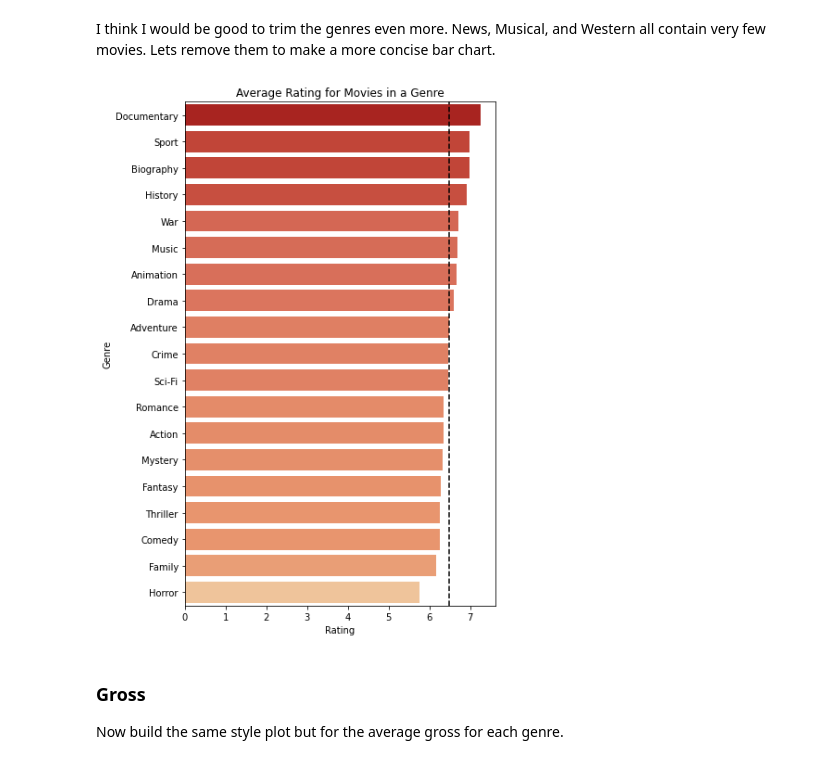
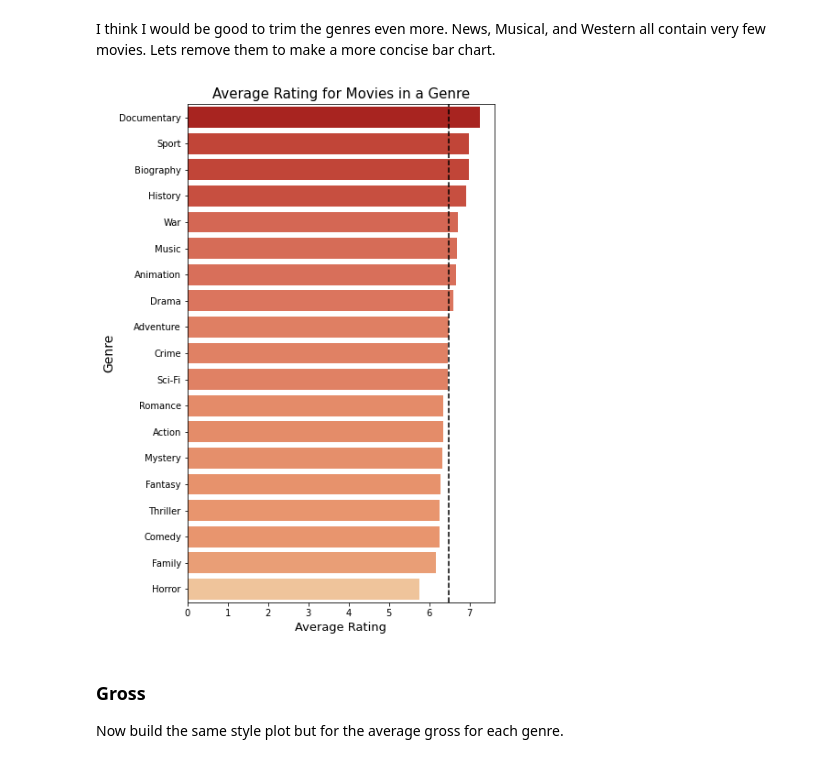
Before and after one commit to jonnyhof/phase1_project, a Jupyter notebook: movie_analysis.ipynb, the cells around one changed output. Cells and saved outputs as stored; diff of their text form; code cells hidden in the pictures.

```diff
--- a/movie_analysis.ipynb
+++ b/movie_analysis.ipynb
@@ -358 +372,3 @@ df = bom_matches.merge(basics_ratings, left_on='matched_title', right_on='primar
+# %%
+df['domestic_gross'] = df.dropna(subset=['domestic_gross'])['domestic_gross'].astype(int)/1000000
 # %%
@@ -454,35 +475,38 @@ del ratings_dict['Western']
 # %%
 # First sort the ratings dictionary
 ratings_dict_sorted = dict(sorted(ratings_dict.items(), key=lambda item: item[1]['average_rating']))
 
 
 # From new sorted dictionary, make sorted lists for plotting
 ratings_sorted = [value['average_rating'] for key, value in ratings_dict_sorted.items()][::-1]
 genres_sorted = [key for key, value in ratings_dict_sorted.items()][::-1]
 
 # Normalize colormap for data range
 # Matplotlib normalize and ColorMap made this a very easy two liner
 norm = plt.Normalize(min(ratings_sorted)-1, max(ratings_sorted)+.5)
 colors = plt.cm.OrRd(norm(ratings_sorted))
 
 # Define plot
 fig, ax = plt.subplots(figsize=(6,10))
 
 
 # Draw plot
 sns.barplot(ratings_sorted, genres_sorted, palette = colors, orient='horizonatal')
 
 # Add a line to show the average rating for all movies.
 avg_rating = np.mean(df['averagerating'])
 plt.axvline(x=avg_rating, ymin=0, ymax=1, color='k', linestyle='--')
 
 # Set labels
 ax.tick_params(axis='x', labelrotation = 0)
-ax.set_xlabel('Rating')
-ax.set_ylabel('Genre')
-ax.set_title('Average Rating for Movies in a Genre');
+ax.set_xlabel('Average Rating', fontsize=13)
+ax.set_ylabel('Genre', fontsize=14)
+ax.set_title('Average Rating for Movies in a Genre', fontsize=15);
+
+# the line below saves the figure to a .jpg in the images folder, uncomment to re-save
+# fig.savefig('images/average_rating_genres.jpg', bbox_inches = "tight")
 # %% [output]
-[figure, old version]
+[figure, new version]
 # %% [markdown]
 ### Gross
 Now build the same style plot but for the average gross for each genre.
```
Also changed, not shown: parts of 22 cells of this notebook, 3 other files.
